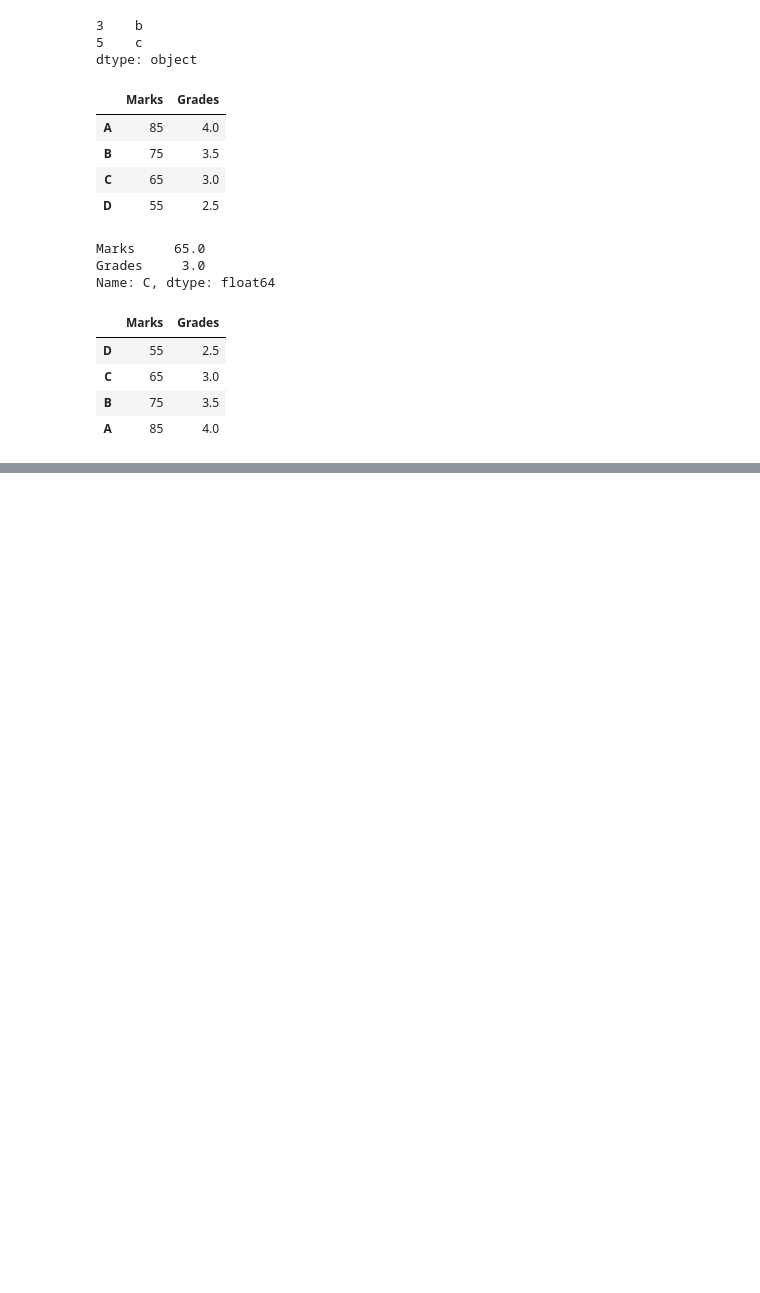
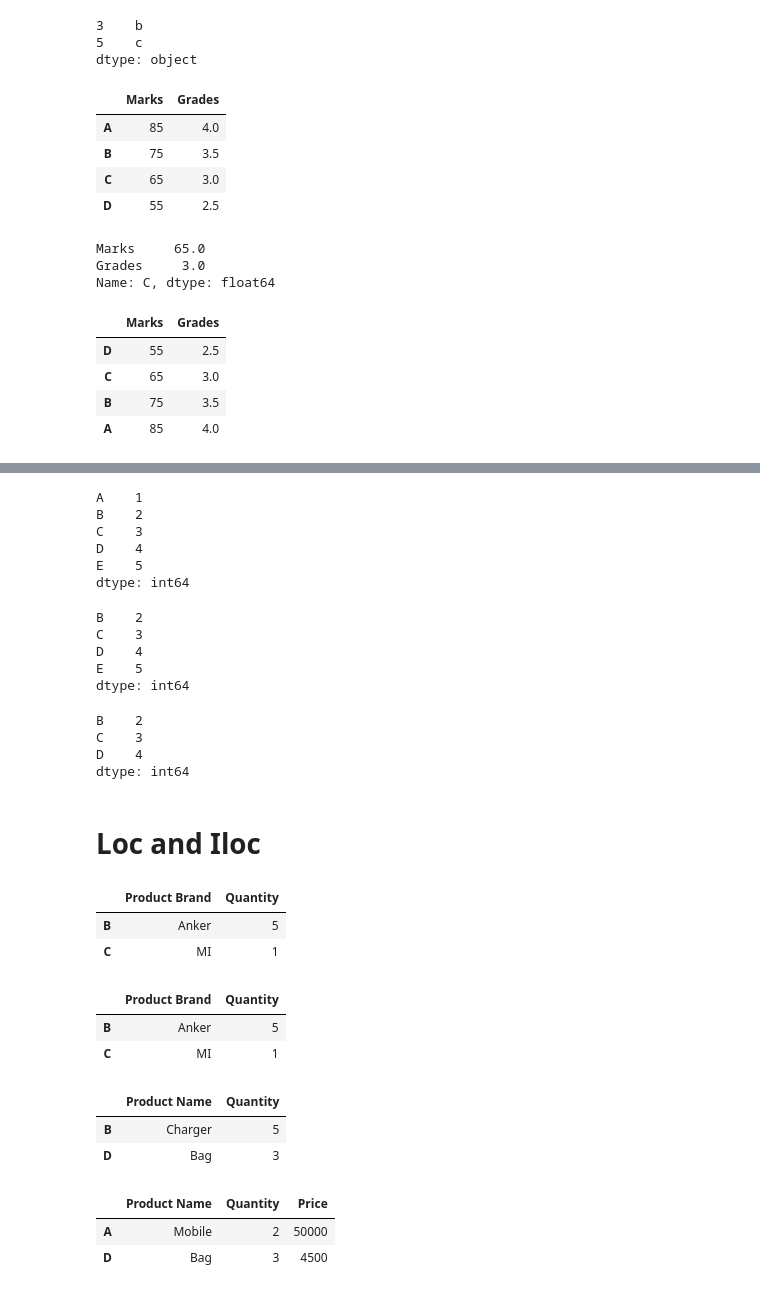
Before and after one commit to kushu397/pythonwithDatascience, a Jupyter notebook: pandas.ipynb, the cells around one changed output, grey strips where cells are left out. Saved outputs shown, nothing was run; the diff lists cells and outputs as text; code cells hidden in the pictures; blank space fills up the shorter version.

```diff
--- a/pandas.ipynb
+++ b/pandas.ipynb
@@ -251,0 +243,12 @@ import pandas as pd
+# %%
+import pandas as pd
+
+product_details = pd.DataFrame([
+    ['Mobile', 'Samsung', 2, 50000],
+    ['Charger', 'Anker', 5, 3000],
+    ['TV', 'MI', 1, 75000],
+    ['Bag', 'Bello', 3, 4500]
+], columns=['Product Name', 'Product Brand', 'Quantity', 'Price'],
+   index=['A', 'B', 'C', 'D'])
+
+print(product_details) # tabular in dataframe
@@ -251,0 +269,33 @@ import pandas as pd
+# %%
+import pandas as pd
+
+numbers = pd.Series(
+    [1, 2, 3, 4, 5],
+    index=['A', 'B', 'C', 'D', 'E']
+)
+
+print(numbers)
+# %% [output]
+A    1
+B    2
+C    3
+D    4
+E    5
+dtype: int64
+# %%
+numbers['B':'G']
+# %% [output]
+B    2
+C    3
+D    4
+E    5
+dtype: int64
+# %%
+numbers[1:4]
+# %% [output]
+B    2
+C    3
+D    4
+dtype: int64
+# %% [markdown]
+# Loc and Iloc
@@ -251,0 +309,34 @@ import pandas as pd
+# %%
+product_details.iloc[1:3,1:3]
+# %% [output]
+|  | Product Brand | Quantity |
+| B | Anker | 5 |
+| C | MI | 1 |
+# %%
+product_details.loc['B':'C','Product Brand':'Quantity']
+# %% [output]
+|  | Product Brand | Quantity |
+| B | Anker | 5 |
+| C | MI | 1 |
+# %%
+product_details.iloc[
+       [1,3], #row
+       [0,2] # column
+
+
+]
+# %% [output]
+|  | Product Name | Quantity |
+| B | Charger | 5 |
+| D | Bag | 3 |
+# %%
+product_details.loc[
+      ['A', 'D'],
+      ['Product Name' , 'Quantity' ,'Price']
+
+
+]
+# %% [output]
+|  | Product Name | Quantity | Price |
+| A | Mobile | 2 | 50000 |
+| D | Bag | 3 | 4500 |
```
Also changed, not shown: parts of 15 cells of this notebook, 47 other files.
